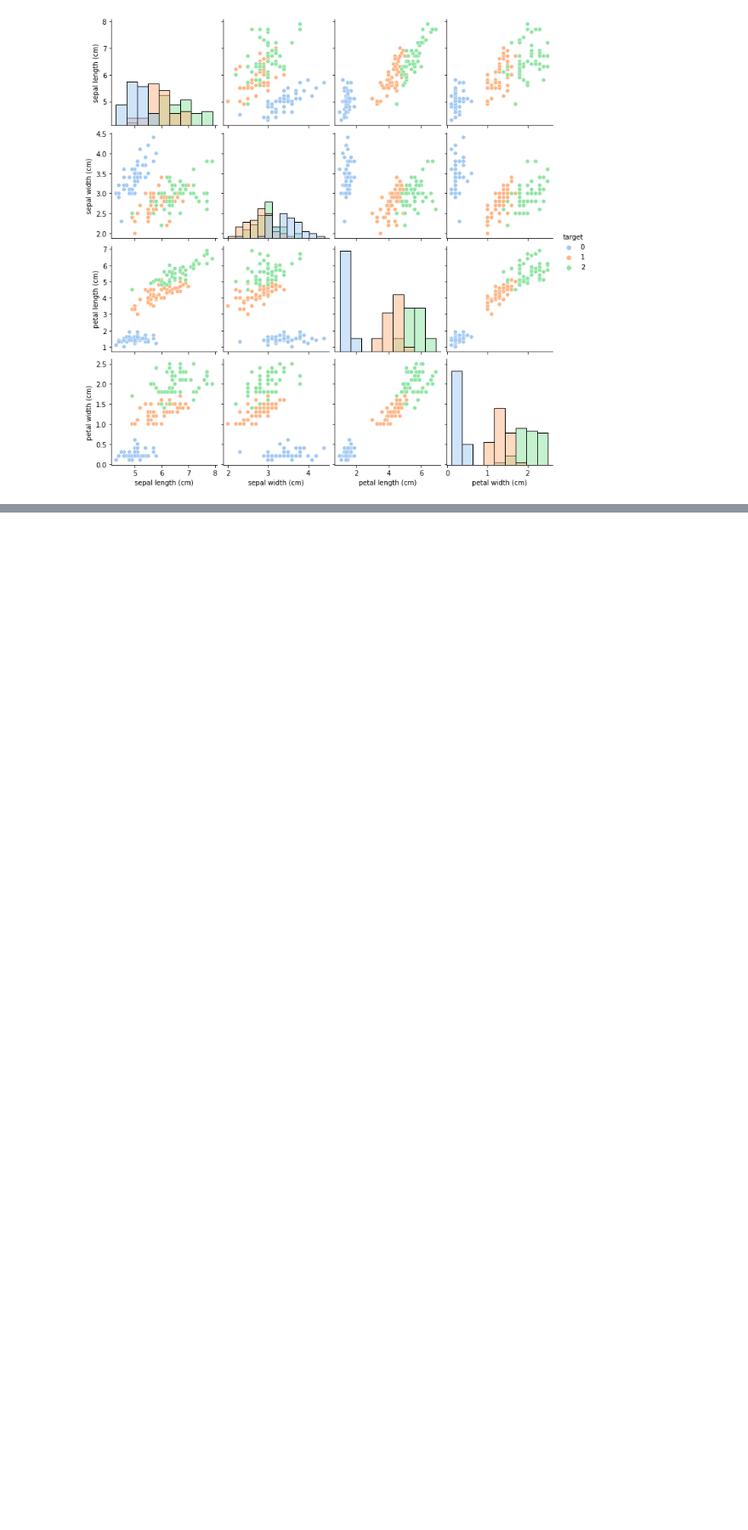
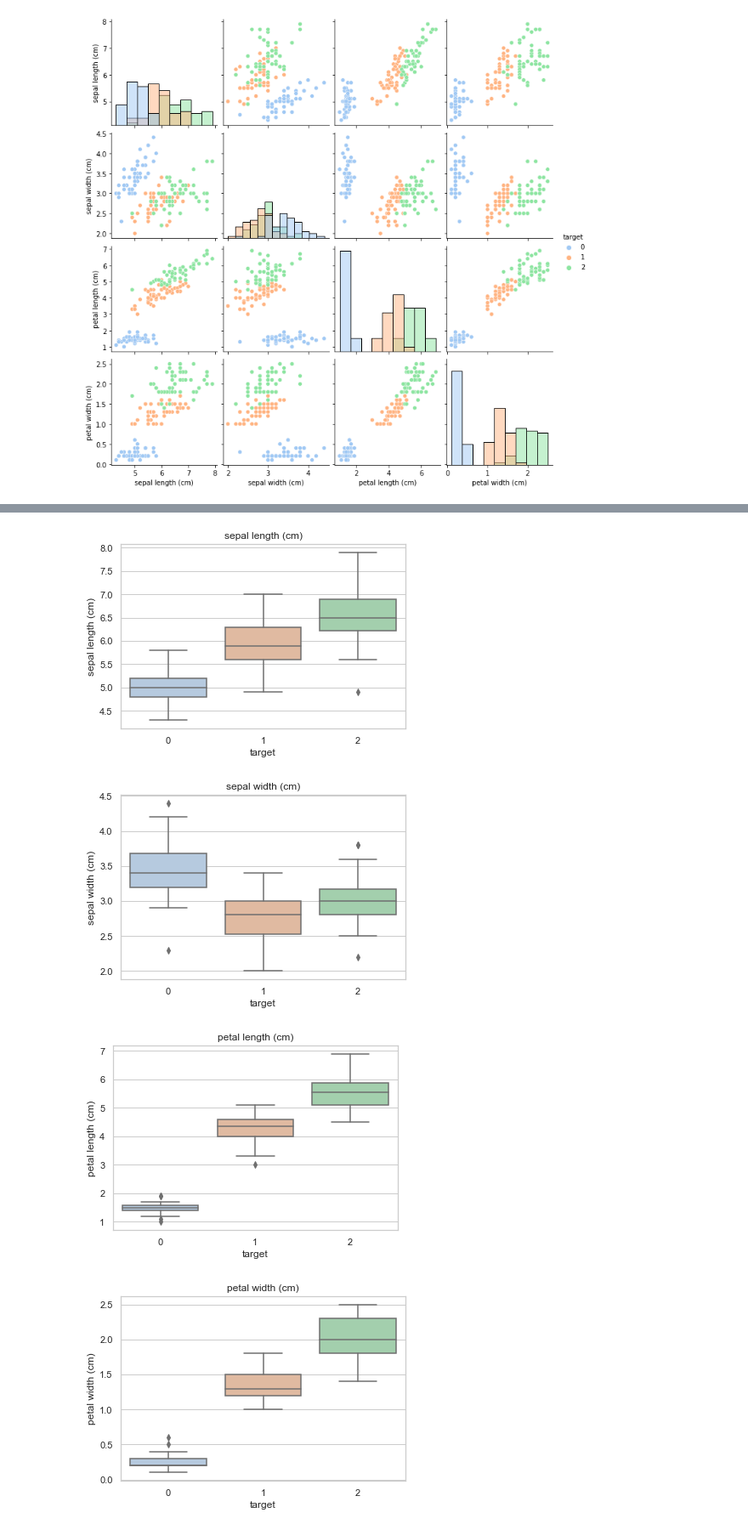
Before and after one commit to xin0007/knowledge_base, a Jupyter notebook: data science/逻辑回归/logistic_regression_test.ipynb, the cells around one changed output, grey strips where cells are left out. Shown at 85% size. Drawn from its saved outputs; the diff is of its cells as text; code cells hidden in the pictures; blank space fills up the shorter version.

```diff
--- a/data science/逻辑回归/logistic_regression_test.ipynb
+++ b/data science/逻辑回归/logistic_regression_test.ipynb
@@ -153,0 +263,10 @@ plt.show()
+# %%
+for col in iris_features.columns:
+    sns.boxplot(x='target', y=col, saturation=0.5, palette='pastel', data=iris_all)
+    plt.title(col)
+    plt.show()
+# %% [output]
+[figure, added]
+[figure, added]
+[figure, added]
+[figure, added]
```
Also changed, not shown: parts of 27 cells of this notebook, 1 other file.
